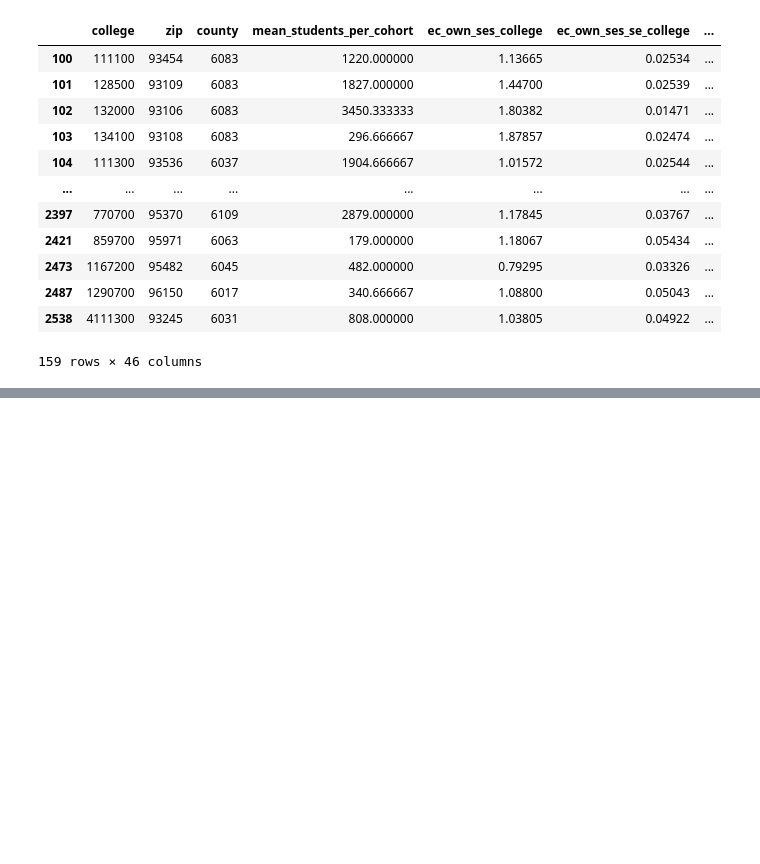
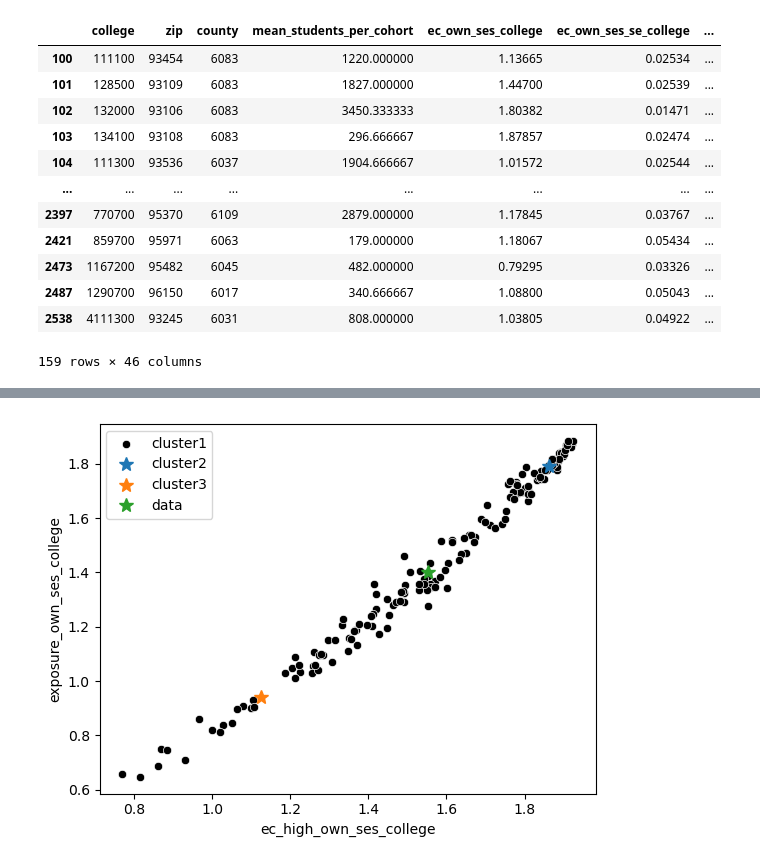
Before and after one commit to crspencer11/ECON148, a Jupyter notebook: dev/ca_college_ses/ca_college.ipynb, the cells around one changed output, grey strips where cells are left out. Drawn from its saved outputs; the diff is of its cells as text; code cells hidden in the pictures; blank space fills up the shorter version.

```diff
--- a/dev/ca_college_ses/ca_college.ipynb
+++ b/dev/ca_college_ses/ca_college.ipynb
@@ -155,0 +173,4 @@ plot_centers_and_colorized_data(without_labels, (c1, c2, c3))
+# %%
+plot_centers_and_black_data(without_labels, (c1, c2, c3))
+# %% [output]
+[figure, added]
```
Also changed, not shown: parts of 15 cells of this notebook.
